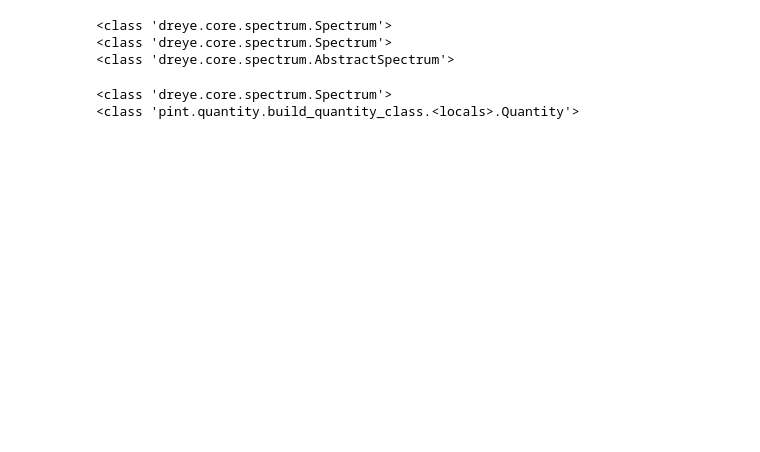
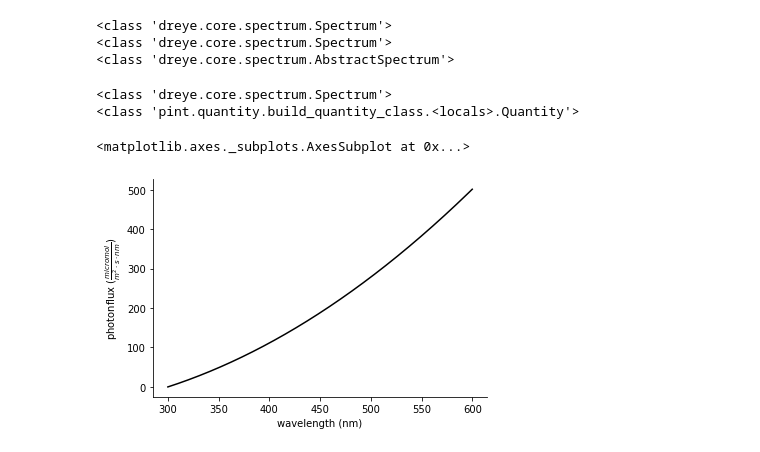
Before and after one commit to neuralsignal/dreye, a Jupyter notebook: tutorials/Intro to Signals.ipynb, the cells around one changed output. Saved outputs shown, nothing was run; the diff lists cells and outputs as text; code cells hidden in the pictures; blank space fills up the shorter version.

```diff
--- a/tutorials/Intro to Signals.ipynb
+++ b/tutorials/Intro to Signals.ipynb
@@ -231,3 +231,8 @@ print(type(spectrum.integral))
 # %% [output]
 <class 'dreye.core.spectrum.Spectrum'>
 <class 'pint.quantity.build_quantity_class.<locals>.Quantity'>
+# %%
+spectrum.uE.plot()
+# %% [output]
+<matplotlib.axes._subplots.AxesSubplot at 0x...>
+[figure, added]
```
Also changed, not shown: parts of 4 cells of this notebook, 13 other files.
